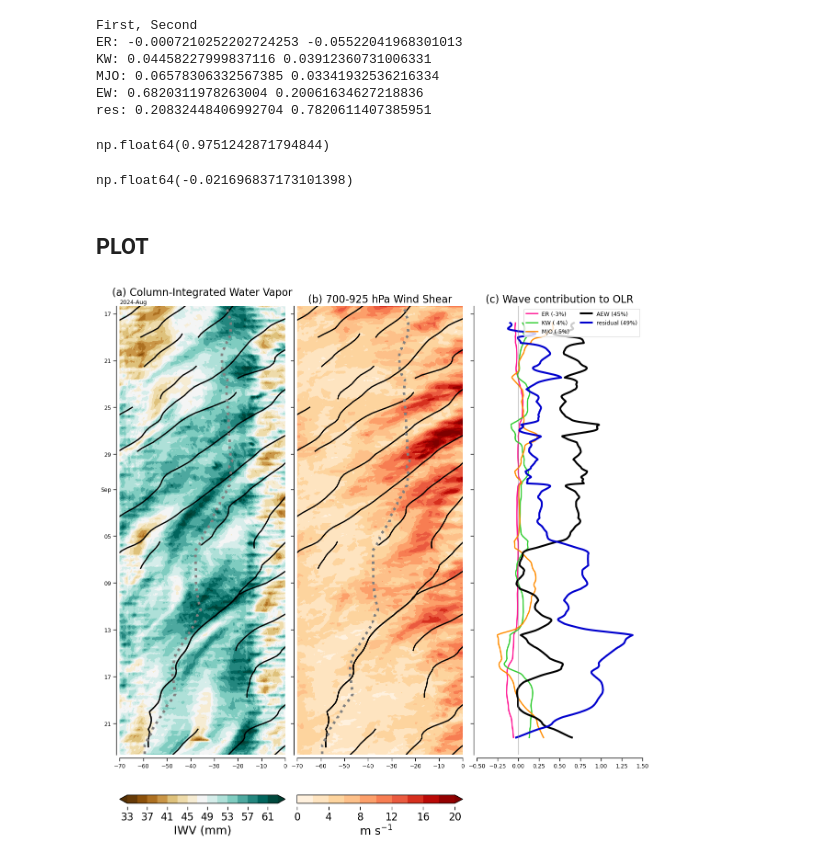
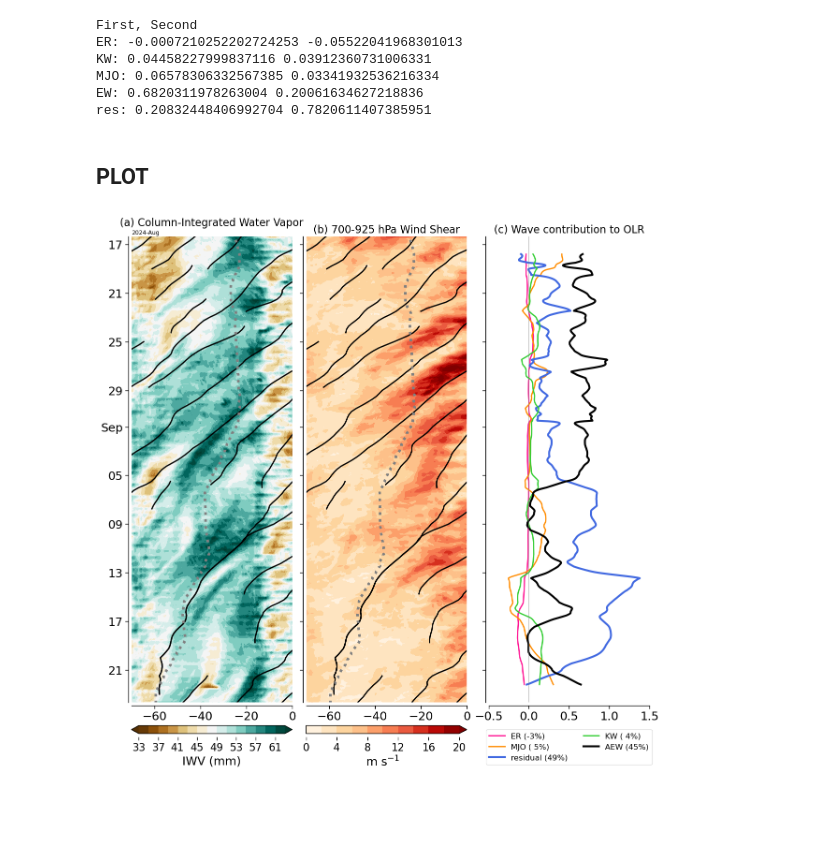
Before and after one commit to allison-wing/PICCOLO_overview_paper, a Jupyter notebook: plot_fig_hovmuller_overview.ipynb, the cells around one changed output. Cells and saved outputs as stored; diff of their text form; code cells hidden in the pictures; blank space fills up the shorter version.

Commit message:
figure tweaks

```diff
--- a/plot_fig_hovmuller_overview.ipynb
+++ b/plot_fig_hovmuller_overview.ipynb
@@ -154,14 +156,6 @@ KW: 0.04458227999837116 0.03912360731006331
 MJO: 0.06578306332567385 0.03341932536216334
 EW: 0.6820311978263004 0.20061634627218836
 res: 0.20832448406992704 0.7820611407385951
-# %%
-np.max(olr_EW_exp)
-# %% [output]
-np.float64(0.9751242871794844)
-# %%
-np.min(olr_EW_exp)
-# %% [output]
-np.float64(-0.021696837173101398)
 # %% [markdown]
 ## PLOT
 # %%
@@ -188,7 +182,7 @@ fig, axs = plt.subplots(1, 3, figsize=(12,12), layout="constrained")
 axs[0].set_title('(a) Column-Integrated Water Vapor',fontsize=16)
 c0 = axs[0].contourf( lon_TPW, datetime_hov, tpw, cmap=cmap_TPW, levels=levels_TPW, extend='both' )
 axs[0].plot( lon_dship, datetime_dship, lw=4, color='Gray', alpha=1, ls=':')
-cbar0 = fig.colorbar(c0, ax=axs[0], location='bottom')
+cbar0 = fig.colorbar(c0, ax=axs[0], location='bottom',pad=-0.07)
 cbar0.ax.tick_params(labelsize=16)
 cbar0.ax.set_xlabel('IWV (mm)', fontsize=18)
 
@@ -198,14 +192,12 @@ axs[1].set_title('(b) 700-925 hPa Wind Shear',fontsize=16)
 cmap_SH, levels_SH = 'OrRd', np.linspace(0.,20., num=11)
 c1 = axs[1].contourf( lon_ERA5, datetime_hov, shear700m925, cmap=cmap_SH, levels=levels_SH, extend='max' )
 axs[1].plot( lon_dship, datetime_dship, lw=4, color='Gray', alpha=1, ls=':')
-cbar1 = fig.colorbar(c1, ax=axs[1], location='bottom')
+cbar1 = fig.colorbar(c1, ax=axs[1], location='bottom',pad=-0.07)
 cbar1.ax.tick_params(labelsize=16)
 cbar1.ax.set_xlabel(r'm s$^{-1}$', fontsize=18)
 
 ########### add AEWs
 for ax_ctr, ax in enumerate(axs[:-1]):
-    #ax.format( xformatter='deglon' )
-    #ax.format(xlim=(-70+1e-5,0-1e-5))
     ax.set_xlim(-70.,0.)
     for ctr in range(n_aew):
         # rule out the weird AEW: # 69 which is a TC that goes backward in extratropics. Hurricane Esnesto?
@@ -215,55 +207,46 @@ for ax_ctr, ax in enumerate(axs[:-1]):
                 AEW_lon_smooth_now = AEW_lon_smooth_list[ctr]
                 # AEW_lon_smooth_now[np.abs(AEW_lat_smooth_now) > 30.] = np.nan
                 ax.plot( AEW_lon_smooth_list[ctr], AEW_datetime_list[ctr], lw=2, color=color, zorder=1)
-    #ax.invert_xaxis()
 
-axs[0].set_ylim(datetime_hov[0],datetime_hov[-1])
-#axs[0].yaxis.set_major_locater(mdates.AutoDateLocator())
+axs[0].set_ylim(pd.Timestamp(datetime_hov[0]), pd.Timestamp(datetime_hov[-1]))
+axs[0].yaxis.set_major_locator(mdates.AutoDateLocator())
 axs[0].yaxis.set_major_formatter(mdates.ConciseDateFormatter(axs[0].yaxis.get_major_locator()))
-#axs[0].set_yticklabels(axs[0].get_yticklabels(), fontsize=18)
-#axs[0].set_xticklabels(axs[0].get_xticklabels(), fontsize=18)
+axs[0].tick_params(axis='both', labelsize=18)
 axs[0].invert_yaxis()
 
-axs[1].set_ylim(datetime_hov[0],datetime_hov[-1])
-#axs[1].yaxis.set_major_locater(mdates.AutoDateLocator())
+axs[1].set_ylim(pd.Timestamp(datetime_hov[0]), pd.Timestamp(datetime_hov[-1]))
+axs[1].yaxis.set_major_locator(mdates.AutoDateLocator())
 axs[1].yaxis.set_major_formatter(mdates.ConciseDateFormatter(axs[1].yaxis.get_major_locator()))
 axs[1].set_yticklabels([])
-#axs[1].set_xticklabels(axs[1].get_xticklabels(), fontsize=18)
+axs[1].tick_params(axis='x', labelsize=18)
 axs[1].invert_yaxis()
 
 ########### wave contributions
 axs[2].set_title('(c) Wave contribution to OLR',fontsize=16)
 axs[2].plot( olr_ER_exp, datetime_wave[n_half:-n_half], lw=2, color='deeppink', label='ER ({:2.0f}%)'.format(var_ER*100.) )
+axs[2].plot( olr_MJO_exp, datetime_wave[n_half:-n_half], lw=2, color='darkorange', label='MJO ({:2.0f}%)'.format(var_MJO*100.) )
+axs[2].plot( olr_residual_exp, datetime_wave[n_half:-n_half], lw=3, color='royalblue', label='residual ({:2.0f}%)'.format(var_res*100.) )
 axs[2].plot( olr_KW_exp, datetime_wave[n_half:-n_half], lw=2, color='limegreen', label='KW ({:2.0f}%)'.format(var_KW*100.) )
-axs[2].plot( olr_MJO_exp, datetime_wave[n_half:-n_half], lw=2, color='darkorange', label='MJO ({:2.0f}%)'.format(var_MJO*100.) )
 axs[2].plot( olr_EW_exp, datetime_wave[n_half:-n_half], lw=3, color='black', label='AEW ({:2.0f}%)'.format(var_EW*100.) )
-axs[2].plot( olr_residual_exp, datetime_wave[n_half:-n_half], lw=3, color='mediumblue', label='residual ({:2.0f}%)'.format(var_res*100.) )
-axs[2].legend( loc='best', ncols=2)
+axs[2].legend(loc='upper center', bbox_to_anchor=(0.5, -0.05), ncols=2, fontsize=12)
 axs[2].set_xlim(-0.5,1.5)
 
 #add zero line
 axs[2].plot( [0.,0.], [datetime_hov[0],datetime_hov[-1]], lw=1, color='gray', ls='-', alpha=0.5)
 
 axs[2].set_ylim(datetime_hov[0],datetime_hov[-1])
 #axs[2].yaxis.set_major_locater(mdates.AutoDateLocator())
 axs[2].yaxis.set_major_formatter(mdates.ConciseDateFormatter(axs[2].yaxis.get_major_locator()))
 axs[2].set_yticklabels([])
-#axs[2].set_xticklabels(axs[2].get_xticklabels(), fontsize=18)
+axs[2].tick_params(axis='x', labelsize=18)
 axs[2].invert_yaxis()
-
-# date formatting
-#for ax in axs:
-    #ax.format( yformatter='%m/%d', ylocator='day' )
-    #ax.format( ylim=(datetime_hov[0],datetime_hov[-1]) )
 
 sns.set_context('paper')
 sns.despine(offset=5)
 sns.despine(ax=cbar0.ax, left=True, bottom=True, right=True, top=True)
 sns.despine(ax=cbar1.ax, left=True, bottom=True, right=True, top=True)
 
-#plt.tight_layout()
-
 # save figure
 #fig.savefig(output_path_dir+'Fig_synoptic_overview.pdf', dpi=300)
 # %% [output]
-[figure, old version]
+[figure, new version]
```
Also changed, not shown: parts of 1 cell of this notebook.
